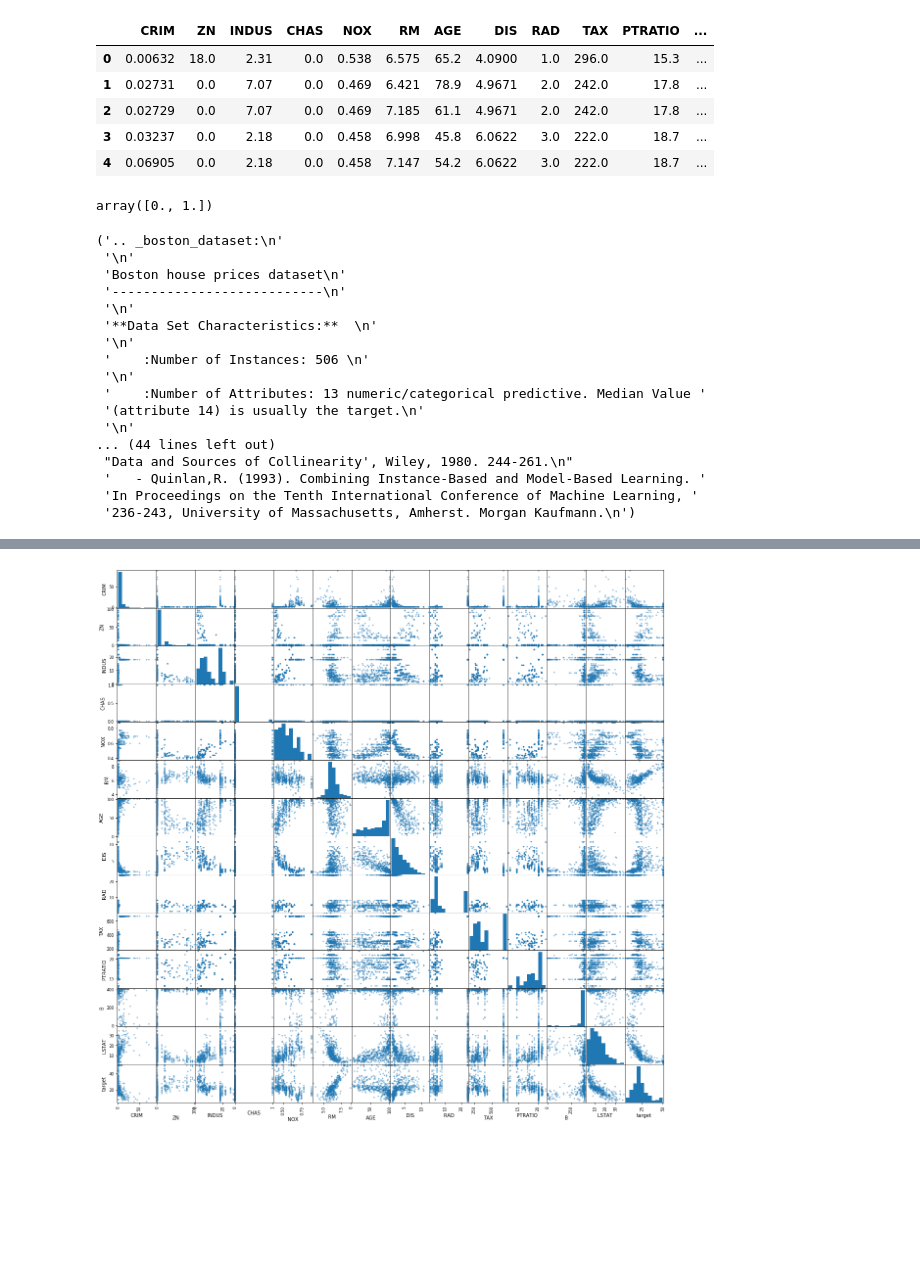
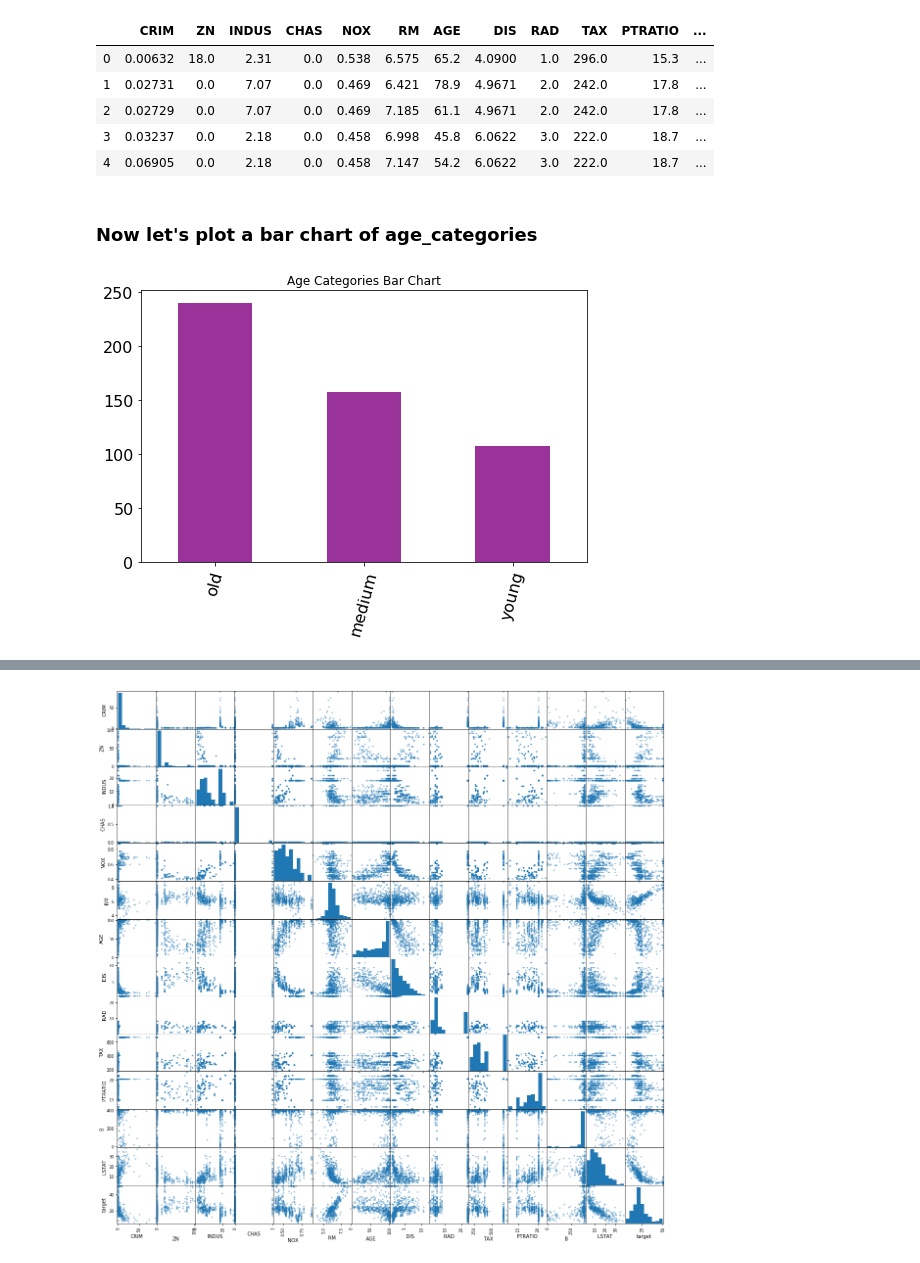
Before and after one commit to poariston/cv2-mod1-sec06-visualizations-lesson, a Jupyter notebook: lesson-plan.ipynb, the cells around one changed output, grey strips where cells are left out. Drawn from its saved outputs; the diff is of its cells as text; code cells hidden in the pictures; blank space fills up the shorter version.

```diff
--- a/lesson-plan.ipynb
+++ b/lesson-plan.ipynb
@@ -61,27 +110,9 @@ df.head()
 | 2 | 0.02729 | 0.0 | 7.07 | 0.0 | 0.469 | 7.185 | 61.1 | 4.9671 | 2.0 | 242.0 | 17.8 | ... |
 | 3 | 0.03237 | 0.0 | 2.18 | 0.0 | 0.458 | 6.998 | 45.8 | 6.0622 | 3.0 | 222.0 | 18.7 | ... |
 | 4 | 0.06905 | 0.0 | 2.18 | 0.0 | 0.458 | 7.147 | 54.2 | 6.0622 | 3.0 | 222.0 | 18.7 | ... |
-# %%
-df.CHAS.unique()
-# %% [output]
-array([0., 1.])
-# %%
-pprint(boston.DESCR)
-# %% [output]
-('.. _boston_dataset:\n'
- '\n'
- 'Boston house prices dataset\n'
- '---------------------------\n'
- '\n'
- '**Data Set Characteristics:**  \n'
- '\n'
- '    :Number of Instances: 506 \n'
- '\n'
- '    :Number of Attributes: 13 numeric/categorical predictive. Median Value '
- '(attribute 14) is usually the target.\n'
- '\n'
-... (44 lines left out)
- "Data and Sources of Collinearity', Wiley, 1980. 244-261.\n"
- '   - Quinlan,R. (1993). Combining Instance-Based and Model-Based Learning. '
- 'In Proceedings on the Tenth International Conference of Machine Learning, '
- '236-243, University of Massachusetts, Amherst. Morgan Kaufmann.\n')
+# %% [markdown]
+### Now let's plot a bar chart of age_categories
+# %%
+plot_bar(df, 'age_categories')
+# %% [output]
+[figure, added]
```
Also changed, not shown: parts of 26 cells of this notebook.
